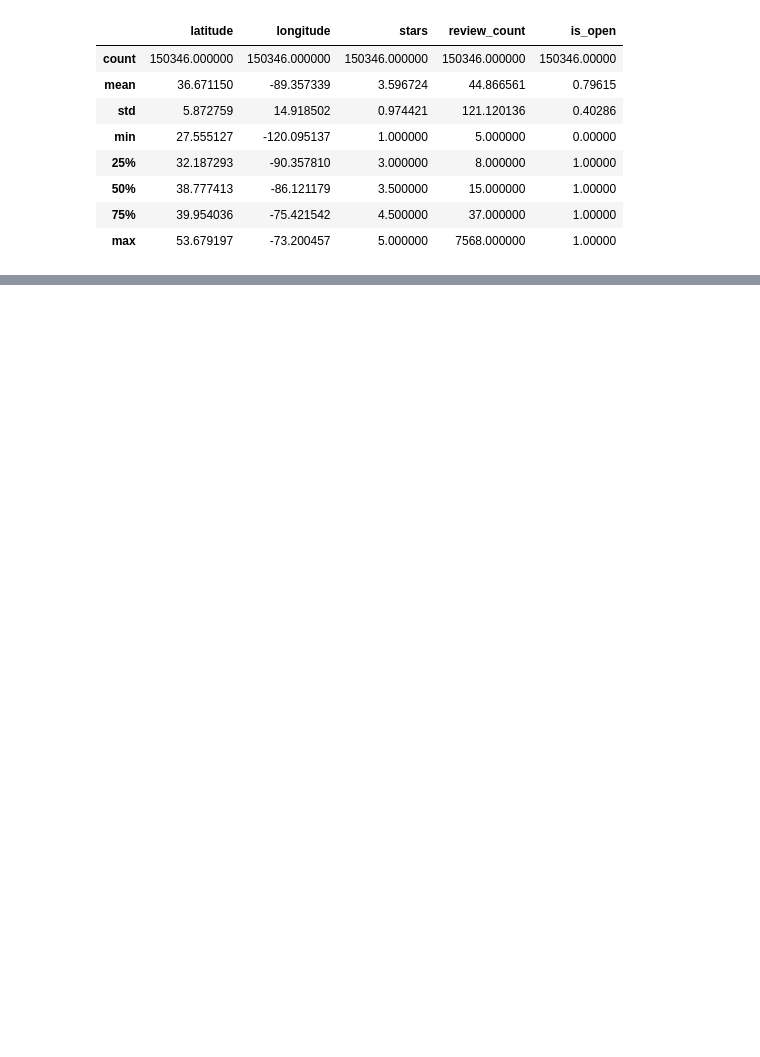
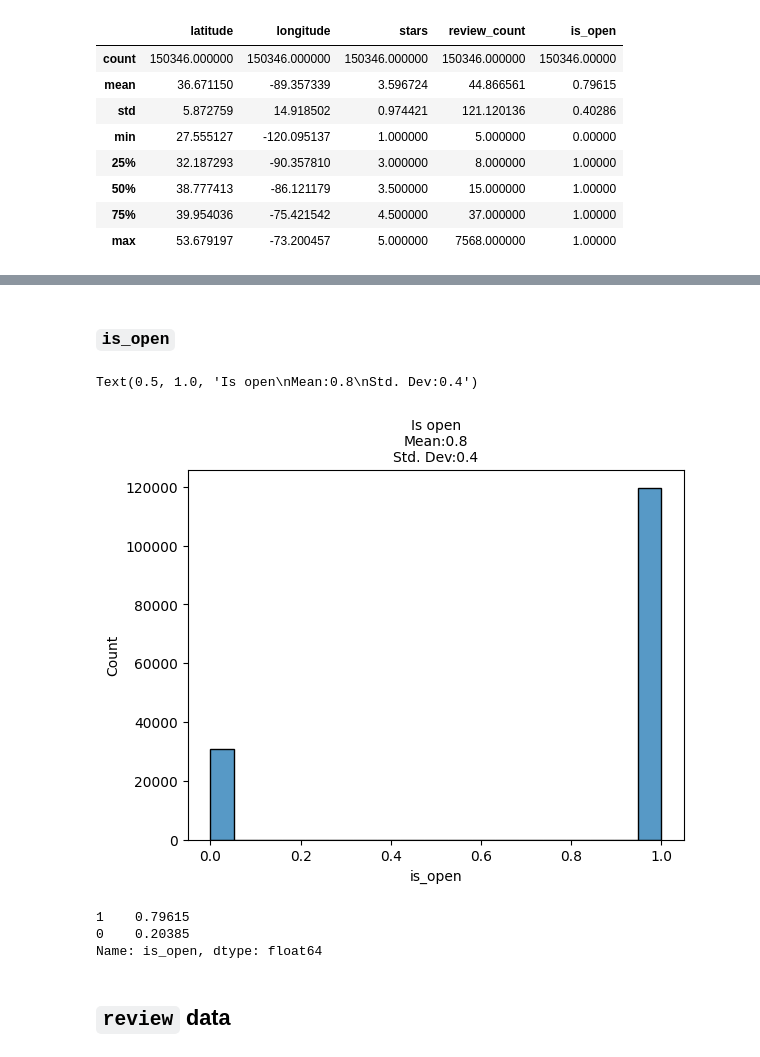
Before and after one commit to Dimasaur/scorecast, a Jupyter notebook: eda/quentin_eda.ipynb, the cells around one changed output, grey strips where cells are left out. Cells and saved outputs as stored; diff of their text form; code cells hidden in the pictures; blank space fills up the shorter version.

```diff
--- a/eda/quentin_eda.ipynb
+++ b/eda/quentin_eda.ipynb
@@ -60,0 +116,17 @@ data.describe()
+# %% [markdown]
+### `is_open`
+# %%
+sns.histplot(data = business.is_open);
+plt.title(f'Is open\nMean:{round(business.is_open.mean(),2)}\nStd. Dev:{round(business.is_open.std(),2)}',
+          fontsize=10)
+# %% [output]
+Text(0.5, 1.0, 'Is open\nMean:0.8\nStd. Dev:0.4')
+[figure, added]
+# %%
+business.is_open.value_counts(normalize=True)
+# %% [output]
+1    0.79615
+0    0.20385
+Name: is_open, dtype: float64
+# %% [markdown]
+## `review` data
```
Also changed, not shown: parts of 15 cells of this notebook.
